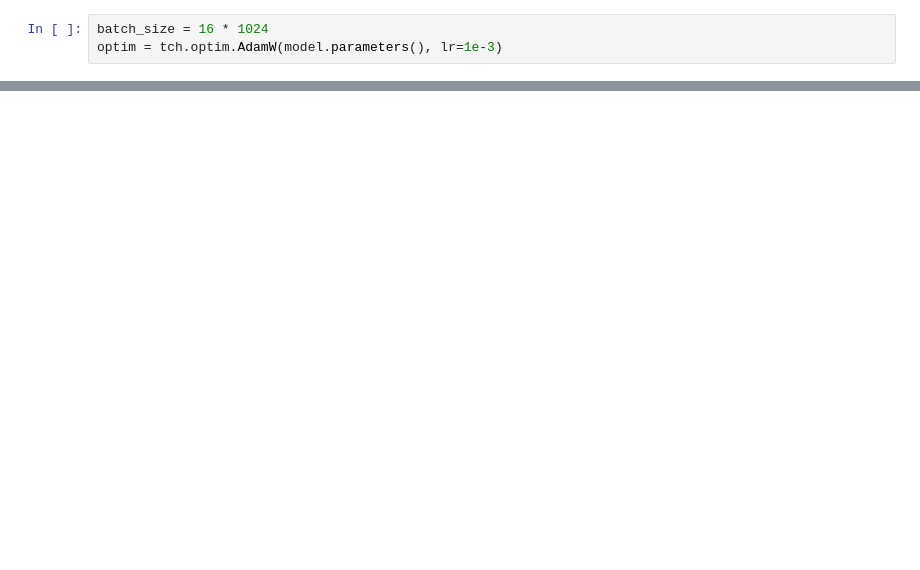
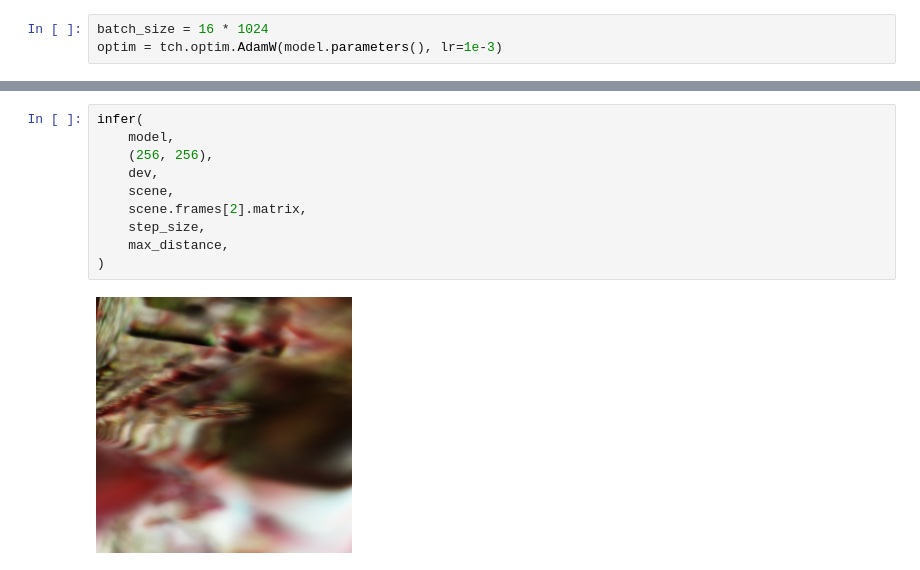
Before and after one commit to agerasev/nerf-playground, a Jupyter notebook: 3d.ipynb, the cells around one changed output, grey strips where cells are left out. Saved outputs shown, nothing was run; the diff lists cells and outputs as text; blank space fills up the shorter version.

```diff
--- a/3d.ipynb
+++ b/3d.ipynb
@@ -315,0 +326,12 @@ for epoch in range(10):
+# %%
+infer(
+    model,
+    (256, 256),
+    dev,
+    scene,
+    scene.frames[2].matrix,
+    step_size,
+    max_distance,
+)
+# %% [output]
+[figure, added]
```
Also changed, not shown: parts of 13 cells of this notebook.
